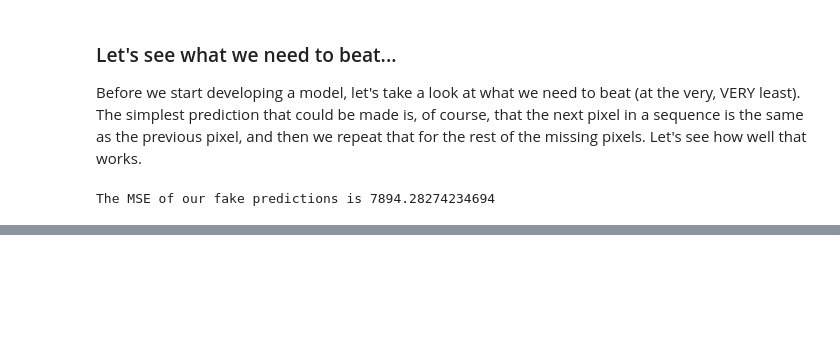
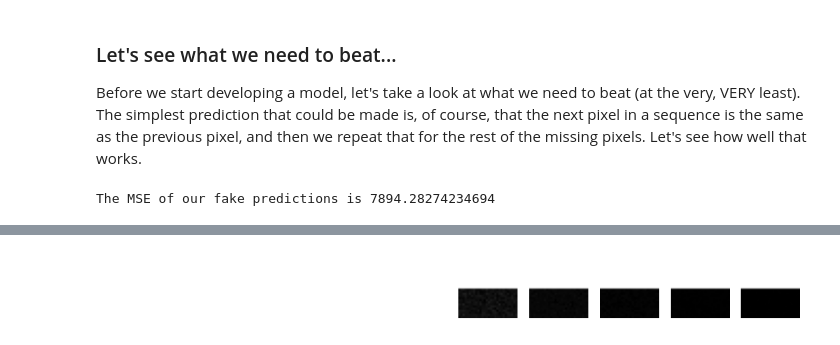
Before and after one commit to patrickSeegmiller/MADNIST, a Jupyter notebook: bad_art.ipynb, the cells around one changed output, grey strips where cells are left out. Cells and saved outputs as stored; diff of their text form; code cells hidden in the pictures; blank space fills up the shorter version.

```diff
--- a/bad_art.ipynb
+++ b/bad_art.ipynb
@@ -276,0 +366,6 @@ def convert_sequence_to_array(sequence: list[float]) -> np.ndarray:
+# %%
+test_prediction = picture_predictor.predict(X_test[1].reshape(1, 392, 1))
+
+print(test_prediction.shape)
+print(test_prediction[0].shape)
+print(test_prediction[0][0].shape)
@@ -277,3 +384,13 @@ def convert_sequence_to_array(sequence: list[float]) -> np.ndarray:
+# %%
+# Let's see what the images from the first few of these sequences look like
+fig = plt.figure(figsize=(10, 10))
+for i in range(10):
+    fig.add_subplot(1, 10, i+1)
+    plt.imshow(convert_sequence_to_array(front_pad(test_prediction[0][i])), cmap="binary")
+    plt.axis("off")
+plt.show()
+# %% [output]
+[figure, added]
 # %%
 # Let's try to create a picture from the first image in the test set
 first_image = X_test[1]
```
Also changed, not shown: parts of 32 cells of this notebook, 3 other files.
